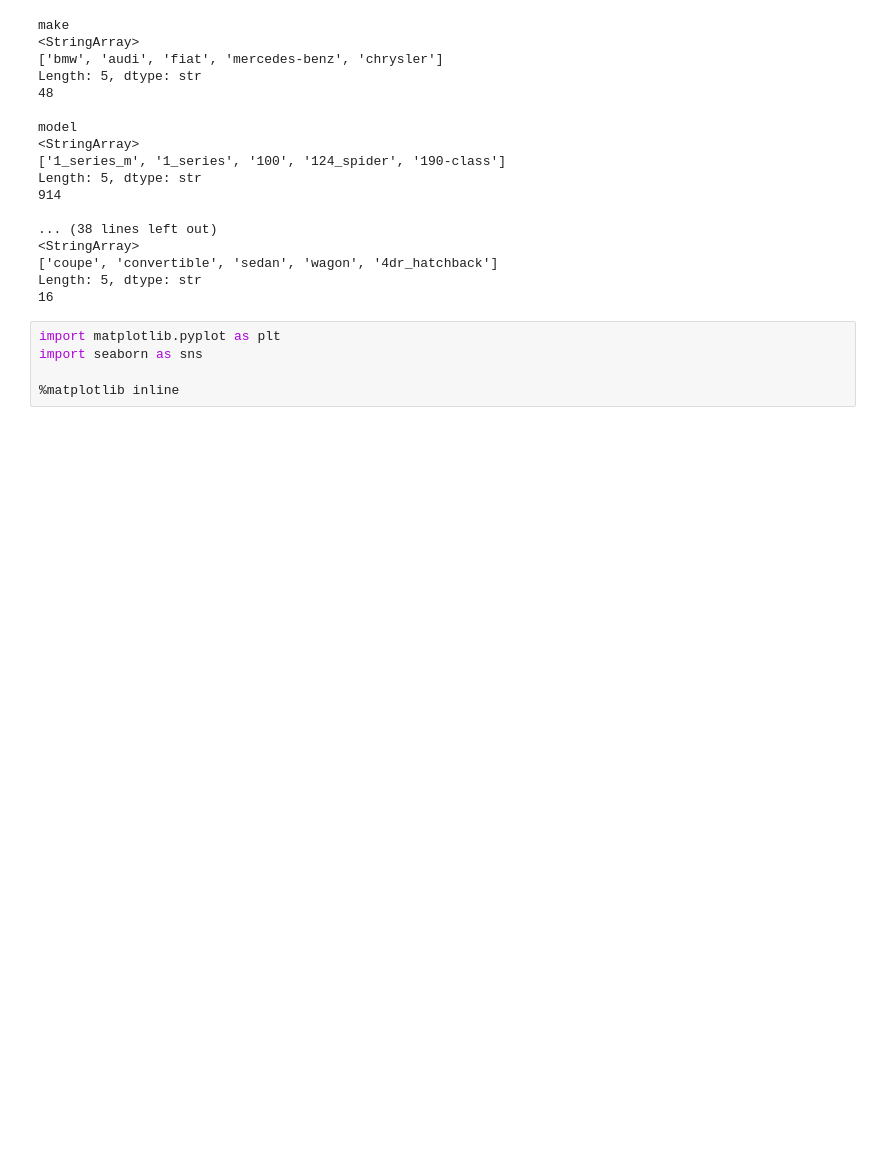
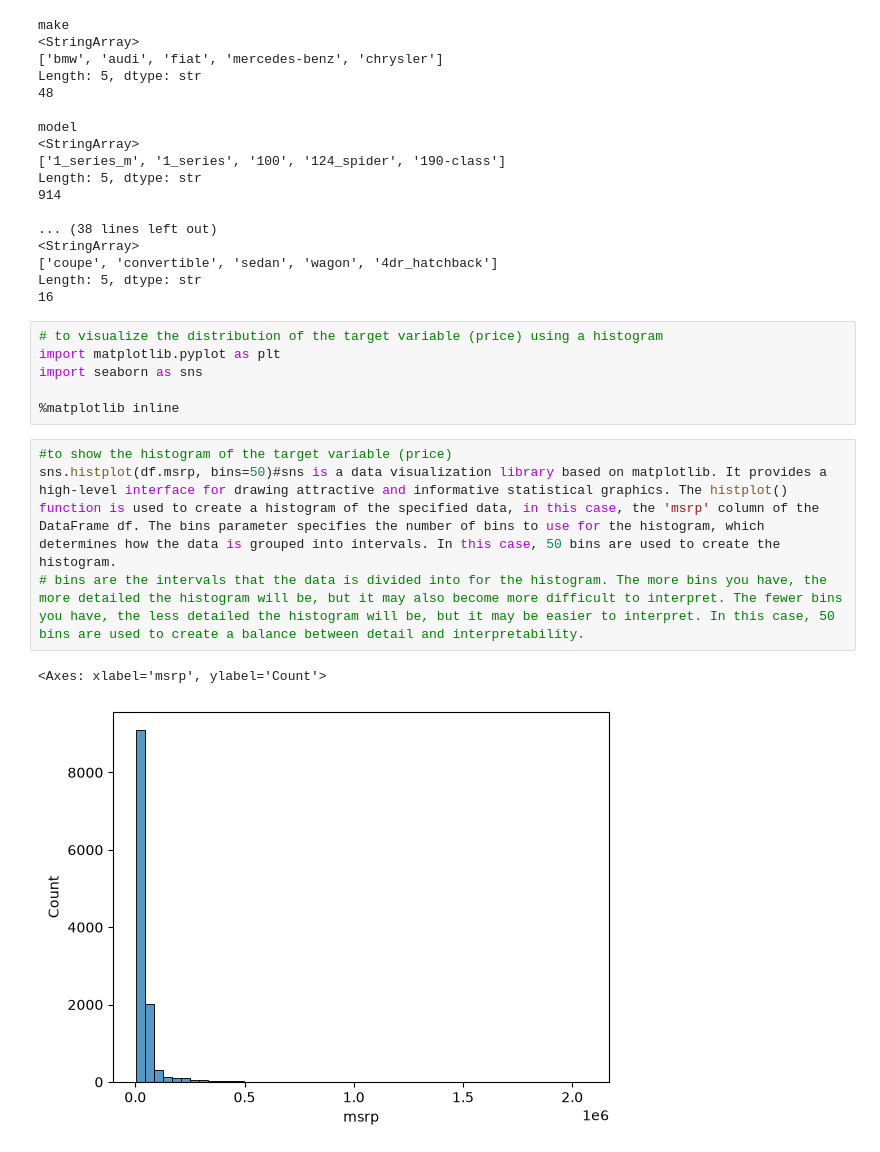
Before and after one commit to Mhdyassin/ML-Projects, a Jupyter notebook: Car_Price/Project.ipynb, the cells around one changed output. Saved outputs shown, nothing was run; the diff lists cells and outputs as text; blank space fills up the shorter version.

```diff
--- a/Car_Price/Project.ipynb
+++ b/Car_Price/Project.ipynb
@@ -131,7 +131,15 @@ Length: 5, dtype: str
 Length: 5, dtype: str
 16
 # %%
+# to visualize the distribution of the target variable (price) using a histogram
 import matplotlib.pyplot as plt
 import seaborn as sns
 
 %matplotlib inline
+# %%
+#to show the histogram of the target variable (price)
+sns.histplot(df.msrp, bins=50)#sns is a data visualization library based on matplotlib. It provides a high-level interface for drawing attractive and informative statistical graphics. The histplot() function is used to create a histogram of the specified data, in this case, the 'msrp' column of the DataFrame df. The bins parameter specifies the number of bins to use for the histogram, which determines how the data is grouped into intervals. In this case, 50 bins are used to create the histogram.
+# bins are the intervals that the data is divided into for the histogram. The more bins you have, the more detailed the histogram will be, but it may also become more difficult to interpret. The fewer bins you have, the less detailed the histogram will be, but it may be easier to interpret. In this case, 50 bins are used to create a balance between detail and interpretability.
+# %% [output]
+<Axes: xlabel='msrp', ylabel='Count'>
+[figure, added]
```
Also changed, not shown: parts of 1 cell of this notebook.
